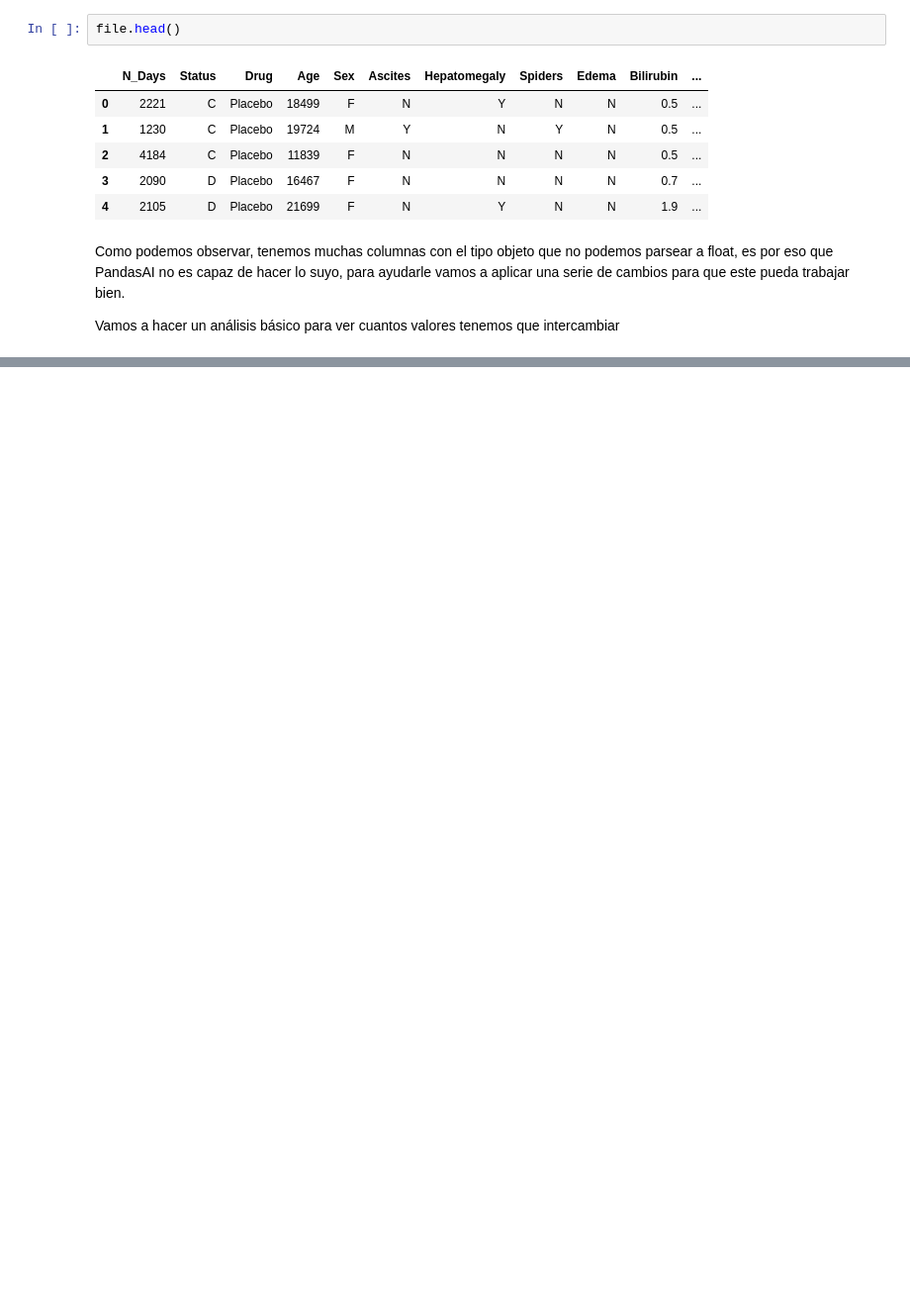
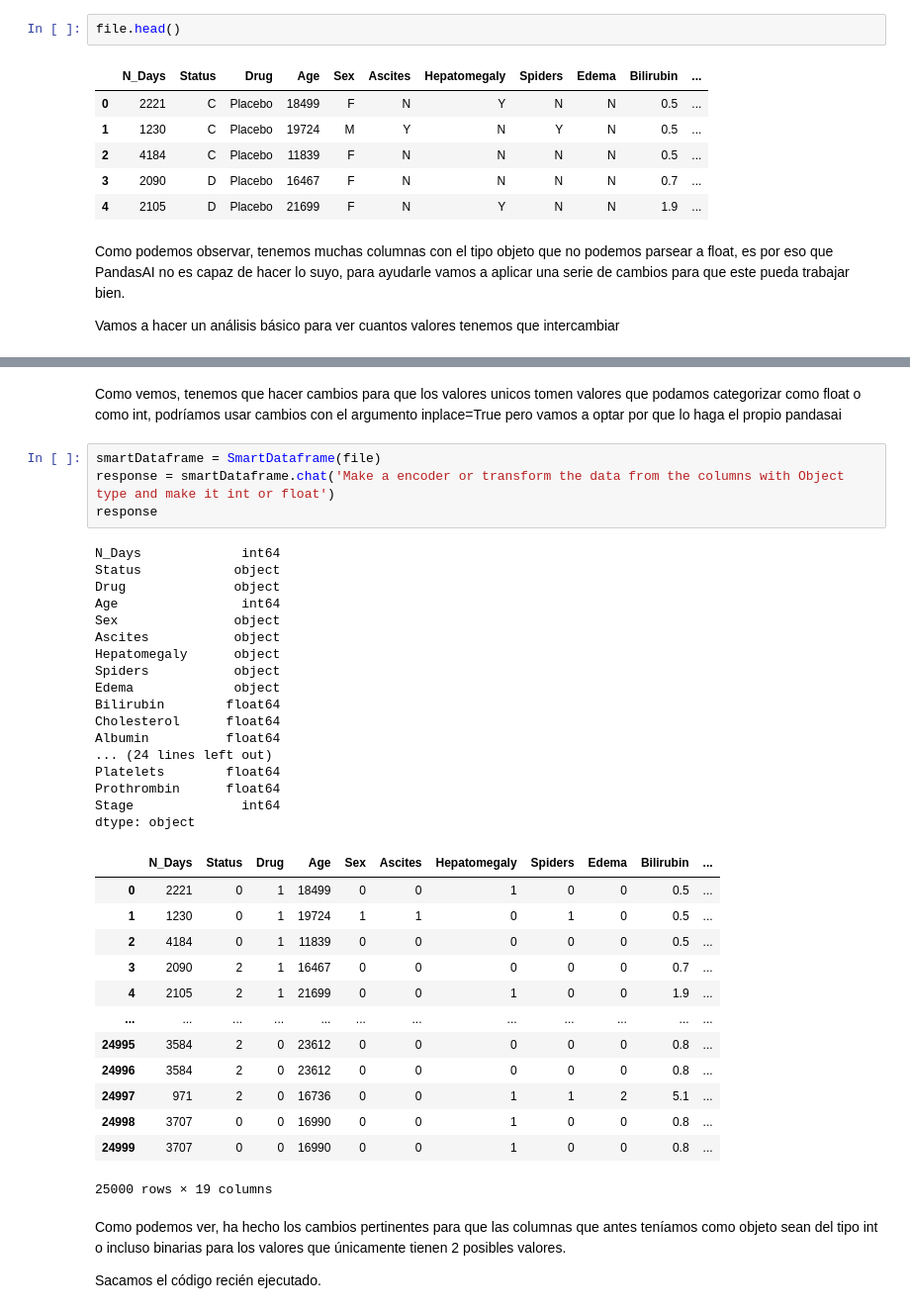
Before and after one commit to AlexMadrid-coder/alejandromadrid, a Jupyter notebook: PANDASAI-CIRRHOSIS/pandasai-cirrhosis.ipynb, the cells around one changed output, grey strips where cells are left out. Shown at 99% size. Cells and saved outputs as stored; diff of their text form; blank space fills up the shorter version.

Commit message:
pandasai cirrhosis dataset -WORK --CONTROL-COMMIT

```diff
--- a/PANDASAI-CIRRHOSIS/pandasai-cirrhosis.ipynb
+++ b/PANDASAI-CIRRHOSIS/pandasai-cirrhosis.ipynb
@@ -118,0 +147,41 @@ array(['Placebo', 'D-penicillamine'], dtype=object)
+# %% [markdown]
+Como vemos, tenemos que hacer cambios para que los valores unicos tomen valores que podamos categorizar como float o como int, podríamos usar cambios con el argumento inplace=True pero vamos a optar por que lo haga el propio pandasai
+# %%
+smartDataframe = SmartDataframe(file)
+response = smartDataframe.chat('Make a encoder or transform the data from the columns with Object type and make it int or float')
+response
+# %% [output]
+N_Days             int64
+Status            object
+Drug              object
+Age                int64
+Sex               object
+Ascites           object
+Hepatomegaly      object
+Spiders           object
+Edema             object
+Bilirubin        float64
+Cholesterol      float64
+Albumin          float64
+... (24 lines left out)
+Platelets        float64
+Prothrombin      float64
+Stage              int64
+dtype: object
+|  | N_Days | Status | Drug | Age | Sex | Ascites | Hepatomegaly | Spiders | Edema | Bilirubin | ... |
+| 0 | 2221 | 0 | 1 | 18499 | 0 | 0 | 1 | 0 | 0 | 0.5 | ... |
+| 1 | 1230 | 0 | 1 | 19724 | 1 | 1 | 0 | 1 | 0 | 0.5 | ... |
+| 2 | 4184 | 0 | 1 | 11839 | 0 | 0 | 0 | 0 | 0 | 0.5 | ... |
+| 3 | 2090 | 2 | 1 | 16467 | 0 | 0 | 0 | 0 | 0 | 0.7 | ... |
+| 4 | 2105 | 2 | 1 | 21699 | 0 | 0 | 1 | 0 | 0 | 1.9 | ... |
+| ... | ... | ... | ... | ... | ... | ... | ... | ... | ... | ... | ... |
+| 24995 | 3584 | 2 | 0 | 23612 | 0 | 0 | 0 | 0 | 0 | 0.8 | ... |
+| 24996 | 3584 | 2 | 0 | 23612 | 0 | 0 | 0 | 0 | 0 | 0.8 | ... |
+| 24997 | 971 | 2 | 0 | 16736 | 0 | 0 | 1 | 1 | 2 | 5.1 | ... |
+| 24998 | 3707 | 0 | 0 | 16990 | 0 | 0 | 1 | 0 | 0 | 0.8 | ... |
+| 24999 | 3707 | 0 | 0 | 16990 | 0 | 0 | 1 | 0 | 0 | 0.8 | ... |
+25000 rows × 19 columns
+# %% [markdown]
+Como podemos ver, ha hecho los cambios pertinentes para que las columnas que antes teníamos como objeto sean del tipo int o incluso binarias para los valores que únicamente tienen 2 posibles valores.
+
+Sacamos el código recién ejecutado.
```
Also changed, not shown: parts of 13 cells of this notebook, 1 other file.
